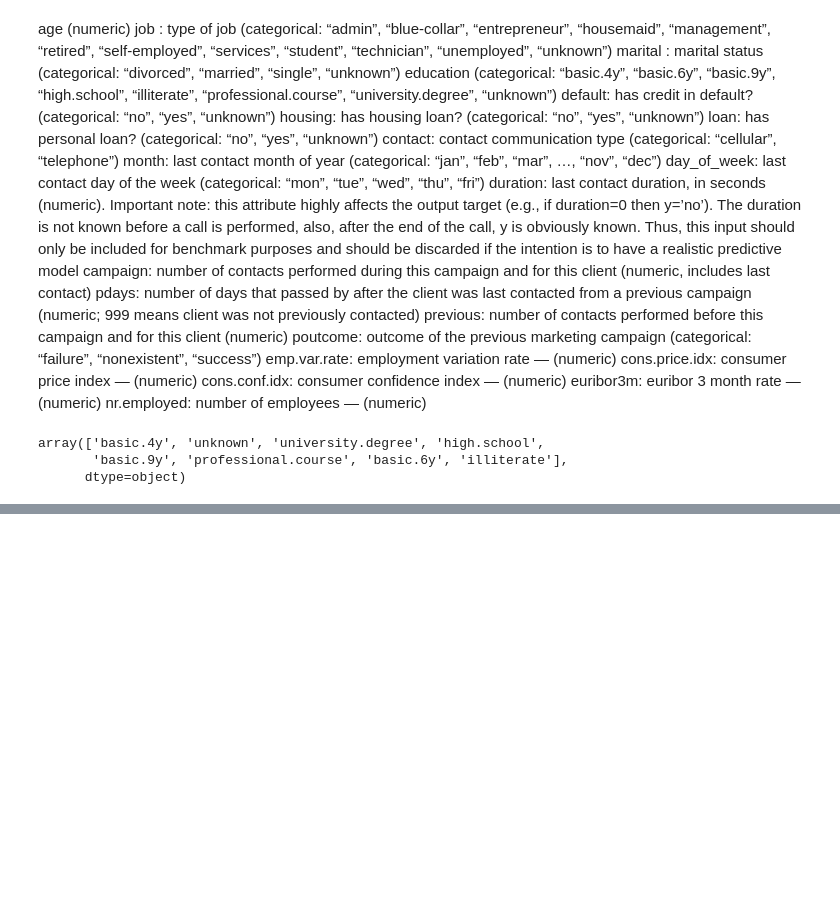
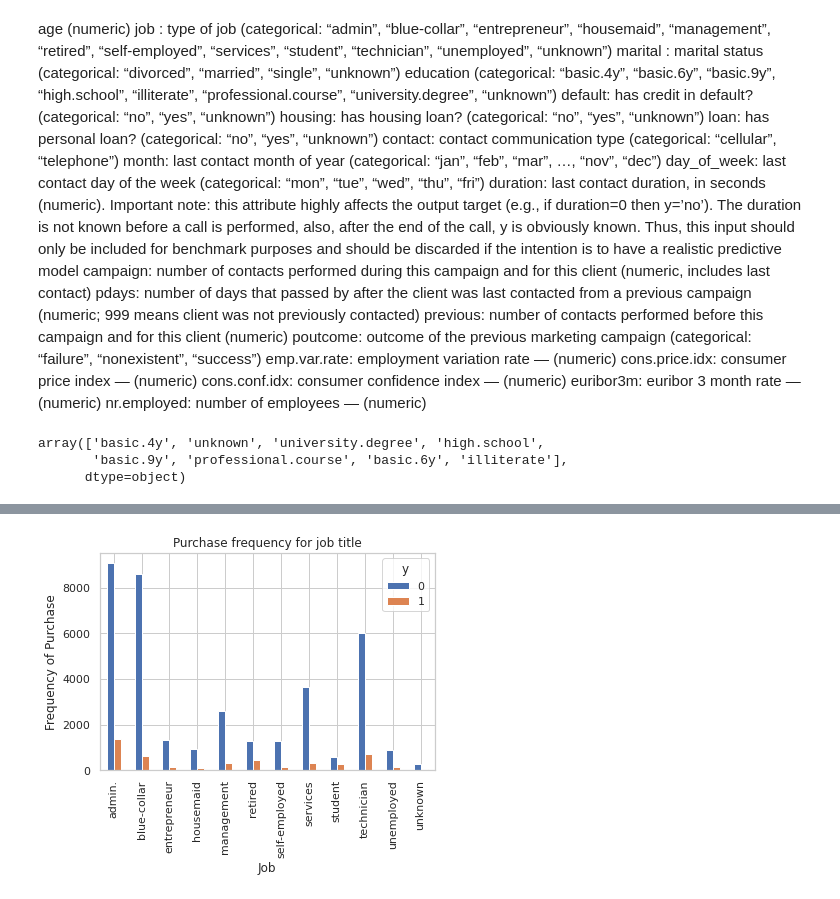
Before and after one commit to satvik-1945/ML-, a Jupyter notebook: Logistic Regression/Portugise_banking.ipynb, the cells around one changed output, grey strips where cells are left out. Saved outputs shown, nothing was run; the diff lists cells and outputs as text; code cells hidden in the pictures; blank space fills up the shorter version.

```diff
--- a/Logistic Regression/Portugise_banking.ipynb
+++ b/Logistic Regression/Portugise_banking.ipynb
@@ -65,0 +159,9 @@ array(['basic.4y', 'unknown', 'university.degree', 'high.school',
+# %%
+%matplotlib inline
+pd.crosstab(data['job'],data['y']).plot(kind = 'bar')
+plt.title('Purchase frequency for job title')
+plt.xlabel('Job')
+plt.ylabel('Frequency of Purchase')
+plt.savefig('purchase_fre_job.png')
+# %% [output]
+[figure, added]
```
Also changed, not shown: parts of 37 cells of this notebook, 4 other files.
